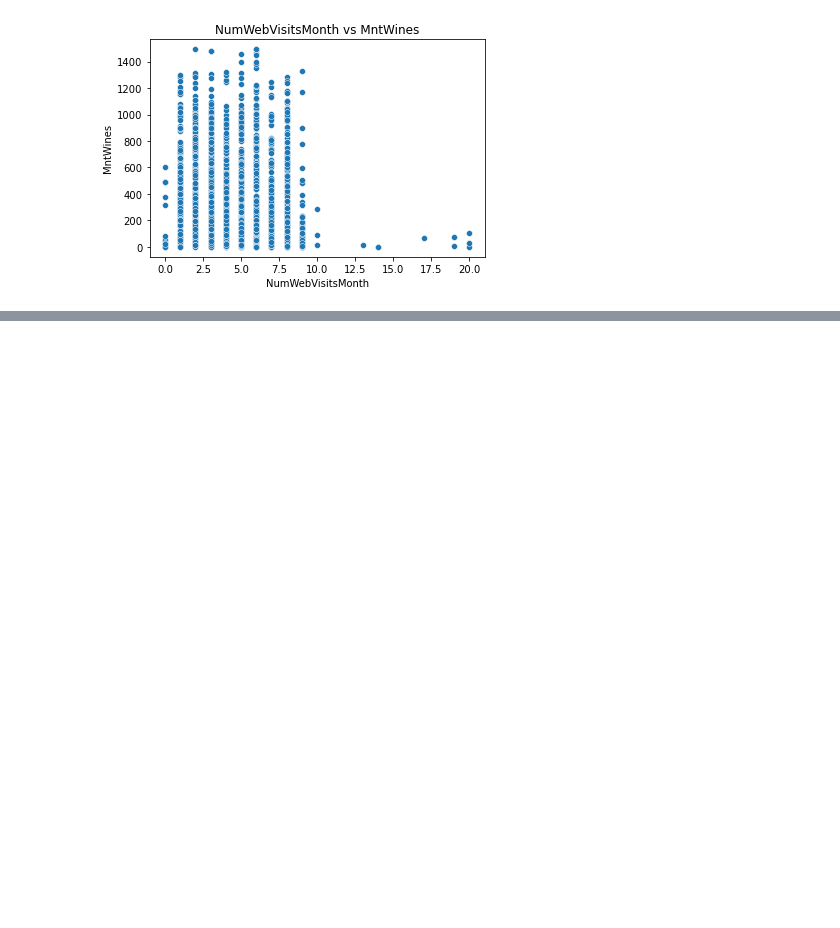
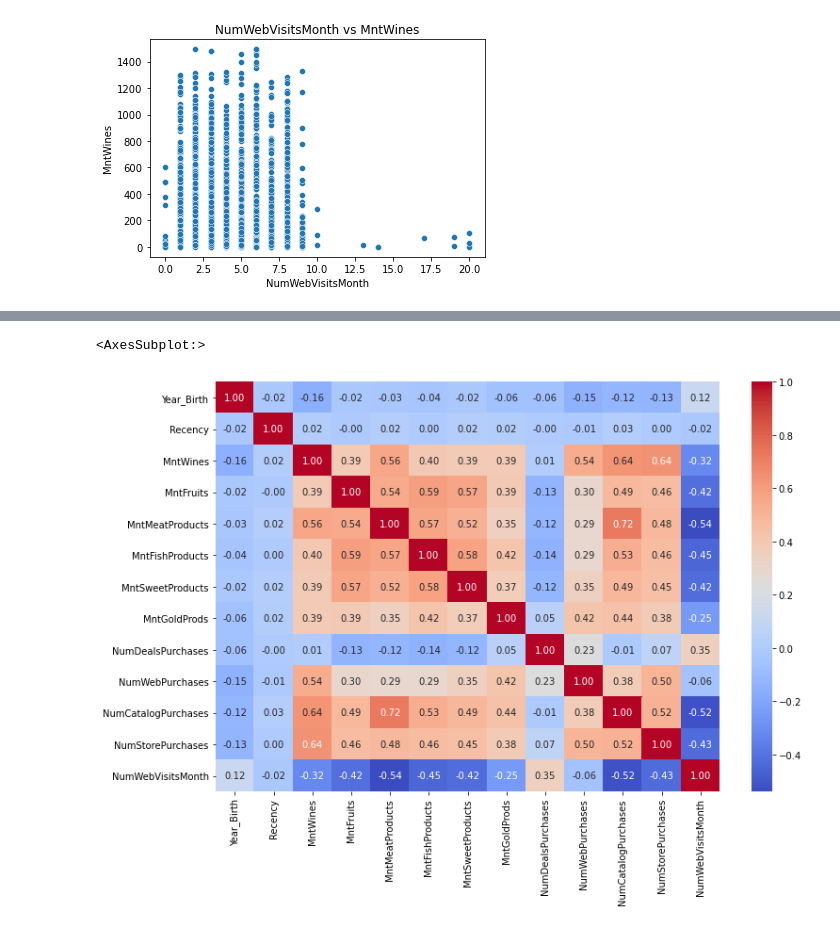
Before and after one commit to piyushrgone/Revenue-Prediction-Marketing, a Jupyter notebook: Revenue Prediction-EDA.ipynb, the cells around one changed output, grey strips where cells are left out. Cells and saved outputs as stored; diff of their text form; code cells hidden in the pictures; blank space fills up the shorter version.

```diff
--- a/Revenue Prediction-EDA.ipynb
+++ b/Revenue Prediction-EDA.ipynb
@@ -218,0 +226,13 @@ for col in num_col:
+# %%
+# Calculate the correlation matrix
+
+correlation_matrix = df[num_col].corr()
+
+# Set up the matplotlib figure
+plt.figure(figsize=(12, 8))
+
+# Create a heatmap
+sns.heatmap(correlation_matrix, annot=True, cmap='coolwarm', fmt=".2f")
+# %% [output]
+<AxesSubplot:>
+[figure, added]
```
Also changed, not shown: parts of 3 cells of this notebook.
